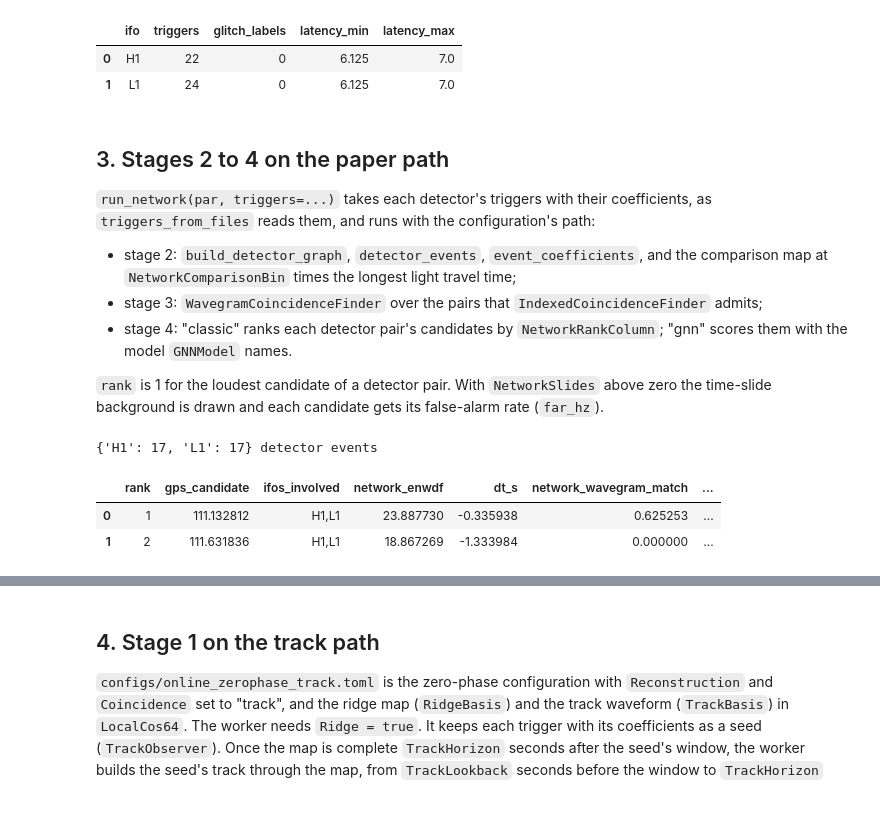
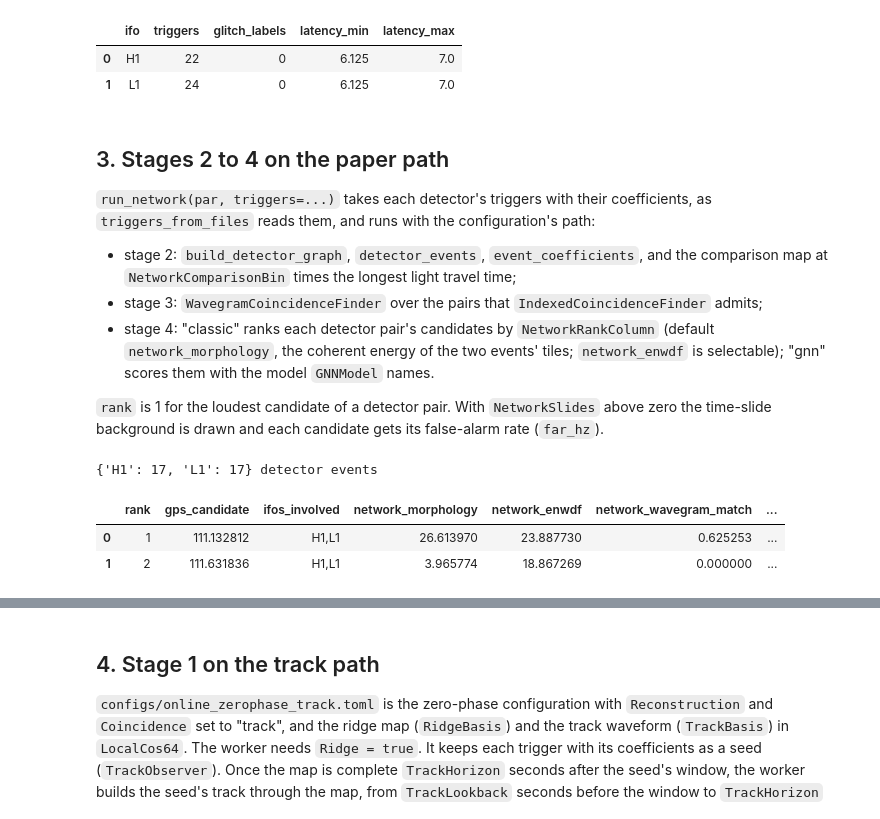
Before and after one commit to elenacuoco/wdflow, a Jupyter notebook: tutorials/05_the_paper_path_and_the_track_path.ipynb, the cells around one changed output, grey strips where cells are left out. Drawn from its saved outputs; the diff is of its cells as text; code cells hidden in the pictures.

Commit message:
Tutorial 05: the paper path ranks on network_morphology, and the lag and glitch screens

```diff
--- a/tutorials/05_the_paper_path_and_the_track_path.ipynb
+++ b/tutorials/05_the_paper_path_and_the_track_path.ipynb
@@ -164,7 +164,9 @@ configuration's path:
 - stage 3: `WavegramCoincidenceFinder` over the pairs that
   `IndexedCoincidenceFinder` admits;
 - stage 4: "classic" ranks each detector pair's candidates by
-  `NetworkRankColumn`; "gnn" scores them with the model `GNNModel` names.
+  `NetworkRankColumn` (default `network_morphology`, the coherent energy of
+  the two events' tiles; `network_enwdf` is selectable); "gnn" scores them
+  with the model `GNNModel` names.
 
 `rank` is 1 for the loudest candidate of a detector pair. With `NetworkSlides`
 above zero the time-slide background is drawn and each candidate gets its
@@ -172,15 +174,15 @@ false-alarm rate (`far_hz`).
 # %%
 from wdf.analysis.network_driver import run_network
 
 paper = run_network(par, triggers={ifo: r["triggers"] for ifo, r in PAPER.items()})
 print({ifo: len(ev) for ifo, ev in paper.events.items()}, "detector events")
-COLUMNS = ["rank", "gps_candidate", "ifos_involved", "network_enwdf", "dt_s",
+COLUMNS = ["rank", "gps_candidate", "ifos_involved", "network_morphology", "network_enwdf",
            "network_wavegram_match", "network_wavegram_match_dt"]
 top = paper.candidates.sort_values("rank")[COLUMNS].head(5).copy()
 top["gps_candidate"] -= GPS0
 top
 # %% [output]
 {'H1': 17, 'L1': 17} detector events
-|  | rank | gps_candidate | ifos_involved | network_enwdf | dt_s | network_wavegram_match | ... |
-| 0 | 1 | 111.132812 | H1,L1 | 23.887730 | -0.335938 | 0.625253 | ... |
-| 1 | 2 | 111.631836 | H1,L1 | 18.867269 | -1.333984 | 0.000000 | ... |
+|  | rank | gps_candidate | ifos_involved | network_morphology | network_enwdf | network_wavegram_match | ... |
+| 0 | 1 | 111.132812 | H1,L1 | 26.613970 | 23.887730 | 0.625253 | ... |
+| 1 | 2 | 111.631836 | H1,L1 | 3.965774 | 18.867269 | 0.000000 | ... |
```
Also changed, not shown: parts of 5 cells of this notebook.
